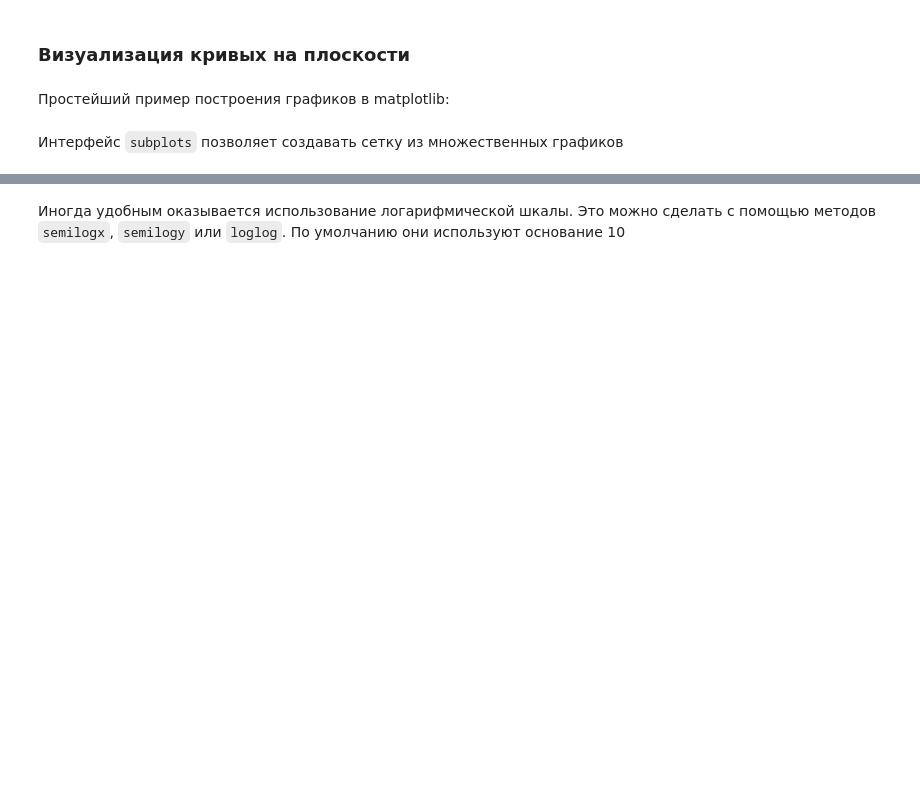
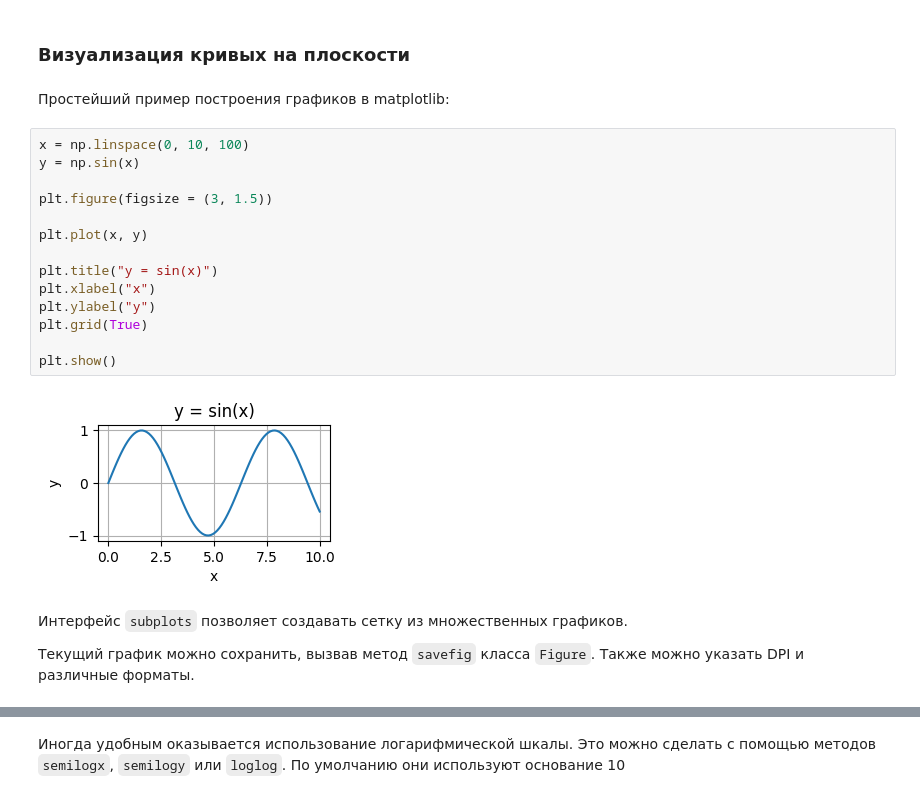
Before and after one commit to anton-pershin/spbu-fundamentals-of-algorithms, a Jupyter notebook: practicum_1/intro_to_numpy_and_matplotlib.ipynb, the cells around one changed output, grey strips where cells are left out. Saved outputs shown, nothing was run; the diff lists cells and outputs as text; blank space fills up the shorter version.

```diff
--- a/practicum_1/intro_to_numpy_and_matplotlib.ipynb
+++ b/practicum_1/intro_to_numpy_and_matplotlib.ipynb
@@ -330,5 +1167,24 @@ import numpy as np
 ### Визуализация кривых на плоскости
 # %% [markdown]
 Простейший пример построения графиков в matplotlib:
+# %%
+x = np.linspace(0, 10, 100)
+y = np.sin(x)
+
+plt.figure(figsize = (3, 1.5))
+
+plt.plot(x, y)
+
+plt.title("y = sin(x)")
+plt.xlabel("x")
+plt.ylabel("y")
+plt.grid(True)
+
+plt.show()
+# %% [output]
+[figure, added]
 # %% [markdown]
-Интерфейс `subplots` позволяет создавать сетку из множественных графиков
+Интерфейс `subplots` позволяет создавать сетку из множественных графиков.
+
+Текущий график можно сохранить, вызвав метод `savefig` класса `Figure`.
+Также можно указать DPI и различные форматы.
```
Also changed, not shown: parts of 143 cells of this notebook.
